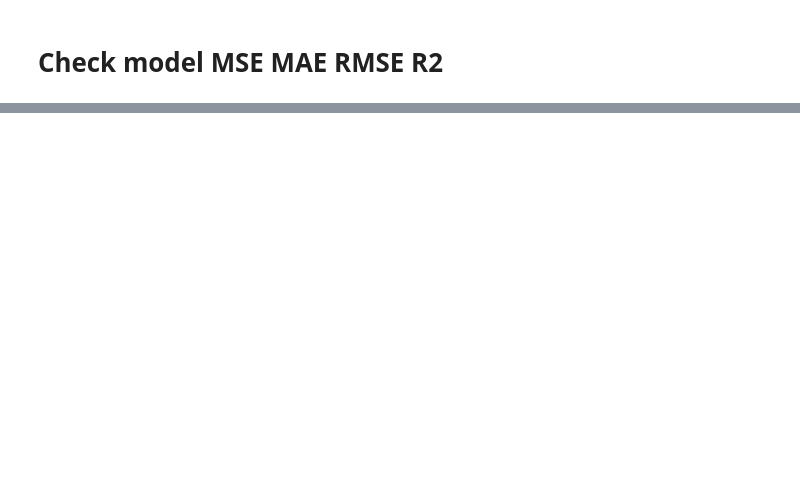
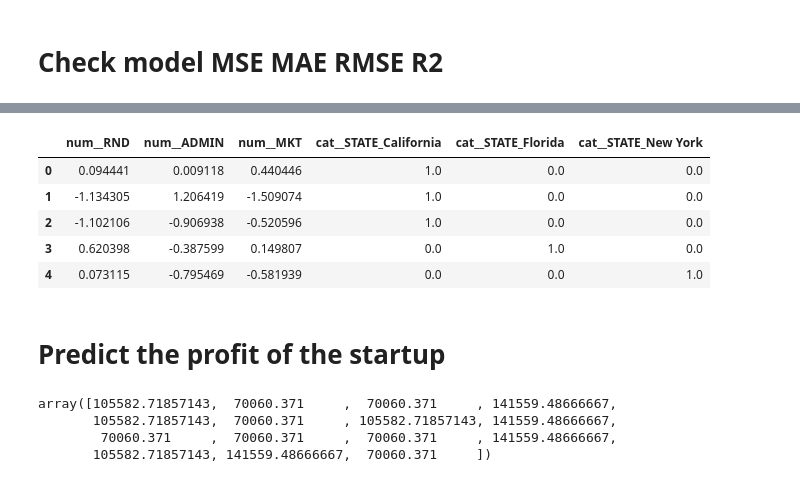
Before and after one commit to SameerBhor/VSCode-thu_fri, a Jupyter notebook: Dcision Tree Regression/decisiontreeregression.ipynb, the cells around one changed output, grey strips where cells are left out. Cells and saved outputs as stored; diff of their text form; code cells hidden in the pictures; blank space fills up the shorter version.

```diff
--- a/Dcision Tree Regression/decisiontreeregression.ipynb
+++ b/Dcision Tree Regression/decisiontreeregression.ipynb
@@ -245,0 +361,3 @@ array([148505.23538462,  86428.8255    ,  86428.8255    ,  86428.8255    ,
+# %%
+xnew_pre = pre.transform(xnew)
+xnew_pre
@@ -245,0 +382,20 @@ array([148505.23538462,  86428.8255    ,  86428.8255    ,  86428.8255    ,
+# %%
+xnew_pre = pd.DataFrame(xnew_pre, columns=cols)
+xnew_pre.head()
+# %% [output]
+|  | num__RND | num__ADMIN | num__MKT | cat__STATE_California | cat__STATE_Florida | cat__STATE_New York |
+| 0 | 0.094441 | 0.009118 | 0.440446 | 1.0 | 0.0 | 0.0 |
+| 1 | -1.134305 | 1.206419 | -1.509074 | 1.0 | 0.0 | 0.0 |
+| 2 | -1.102106 | -0.906938 | -0.520596 | 1.0 | 0.0 | 0.0 |
+| 3 | 0.620398 | -0.387599 | 0.149807 | 0.0 | 1.0 | 0.0 |
+| 4 | 0.073115 | -0.795469 | -0.581939 | 0.0 | 0.0 | 1.0 |
+# %% [markdown]
+# Predict the profit of the startup
+# %%
+pred= best_dtr.predict(xnew_pre)
+pred
+# %% [output]
+array([105582.71857143,  70060.371     ,  70060.371     , 141559.48666667,
+       105582.71857143,  70060.371     , 105582.71857143, 141559.48666667,
+        70060.371     ,  70060.371     ,  70060.371     , 141559.48666667,
+       105582.71857143, 141559.48666667,  70060.371     ])
```
Also changed, not shown: parts of 33 cells of this notebook, 4 other files.
